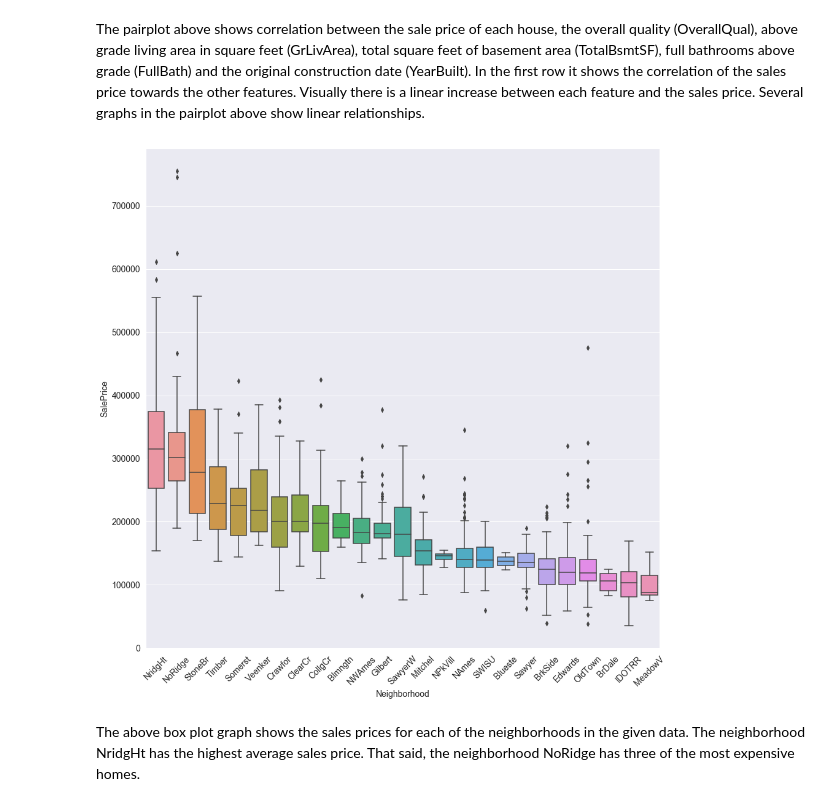
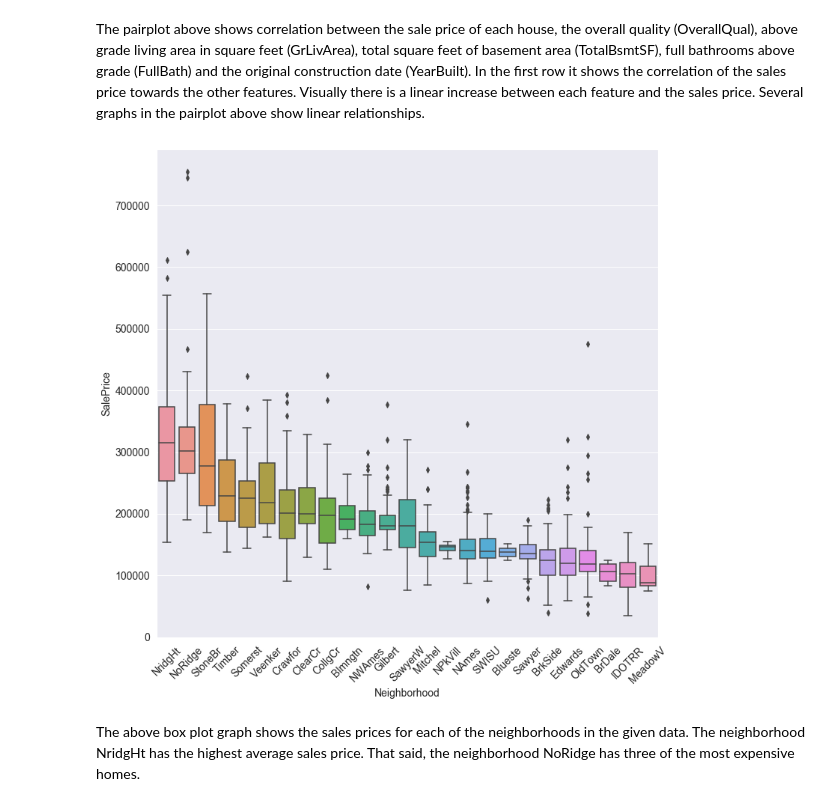
Before and after one commit to zackhoustontx/SpringBoard, a Jupyter notebook: Capstone_Project_1/house-prices-advanced-regression-techniques/house-prices-advanced-regression-techniques.ipynb, the cells around one changed output. Saved outputs shown, nothing was run; the diff lists cells and outputs as text; code cells hidden in the pictures.

```diff
--- a/Capstone_Project_1/house-prices-advanced-regression-techniques/house-prices-advanced-regression-techniques.ipynb
+++ b/Capstone_Project_1/house-prices-advanced-regression-techniques/house-prices-advanced-regression-techniques.ipynb
@@ -311,15 +306,15 @@ plt.show();
 # %% [markdown]
 The pairplot above shows correlation between the sale price of each house, the overall quality (OverallQual), above grade living area in square feet (GrLivArea), total square feet of basement area (TotalBsmtSF), full bathrooms above grade (FullBath) and the original construction date (YearBuilt). In the first row it shows the correlation of the sales price towards the other features. Visually there is a linear increase between each feature and the sales price. Several graphs in the pairplot above show linear relationships.
 # %%
-plt.figure(figsize= (15,15))
+plt.figure(figsize= (12,12))
 plt.xticks(rotation=45,fontsize=14)
 plt.yticks(fontsize=14)
 plt.xlabel('Neighborhood',fontsize=14)
 plt.ylabel('SalePrice',fontsize=14)
 my_order = df_train.groupby(by=["Neighborhood"])["SalePrice"].median().sort_values(ascending=False).index
 ax = sns.boxplot(x="Neighborhood", y="SalePrice", data=df_train, order=my_order)
 # %% [output]
-[figure, old version]
+[figure, new version]
 # %% [markdown]
 
 The above box plot graph shows the sales prices for each of the neighborhoods in the given data. The neighborhood NridgHt has the highest average sales price. That said, the neighborhood NoRidge has three of the most expensive homes.
```
Also changed, not shown: parts of 39 cells of this notebook.
